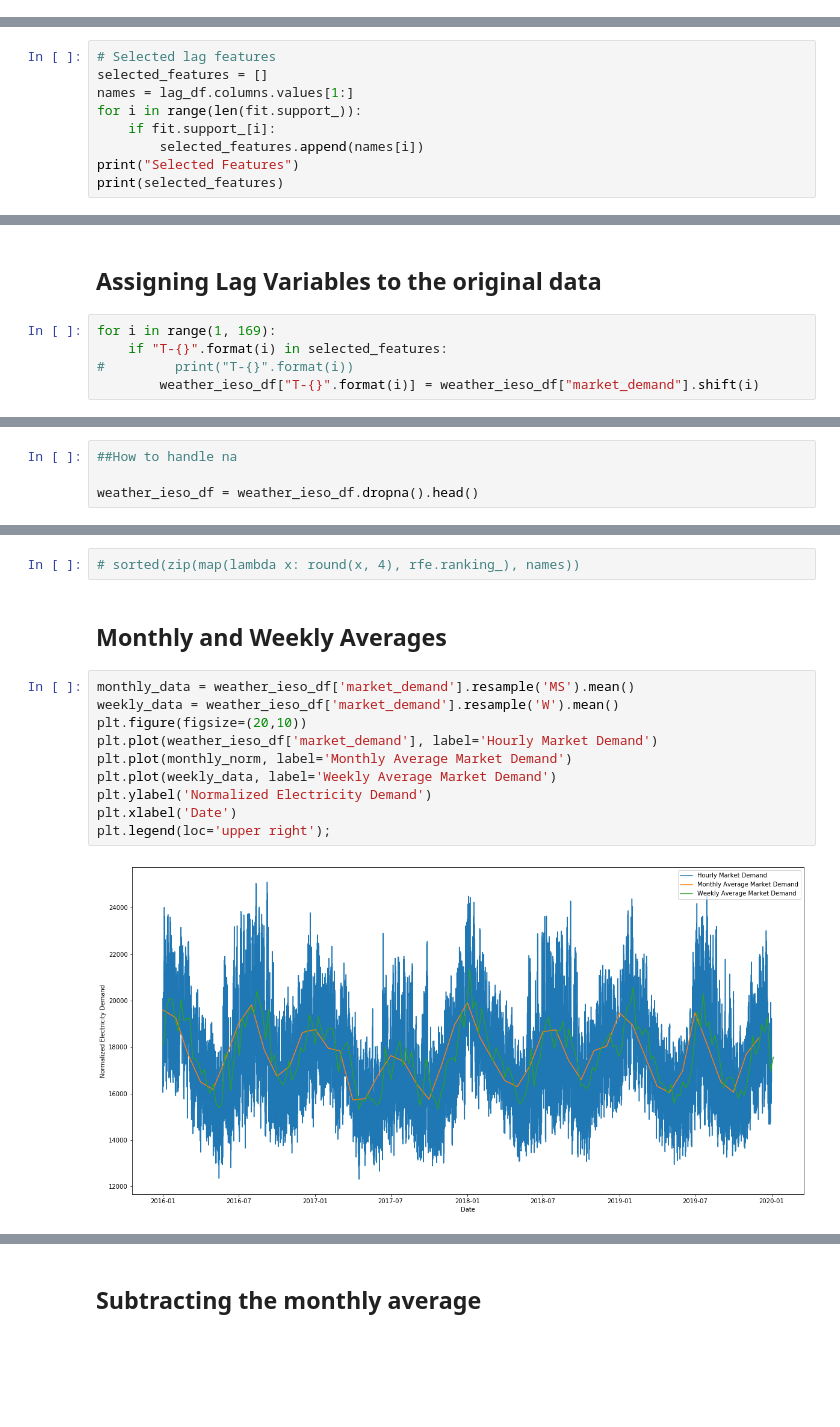
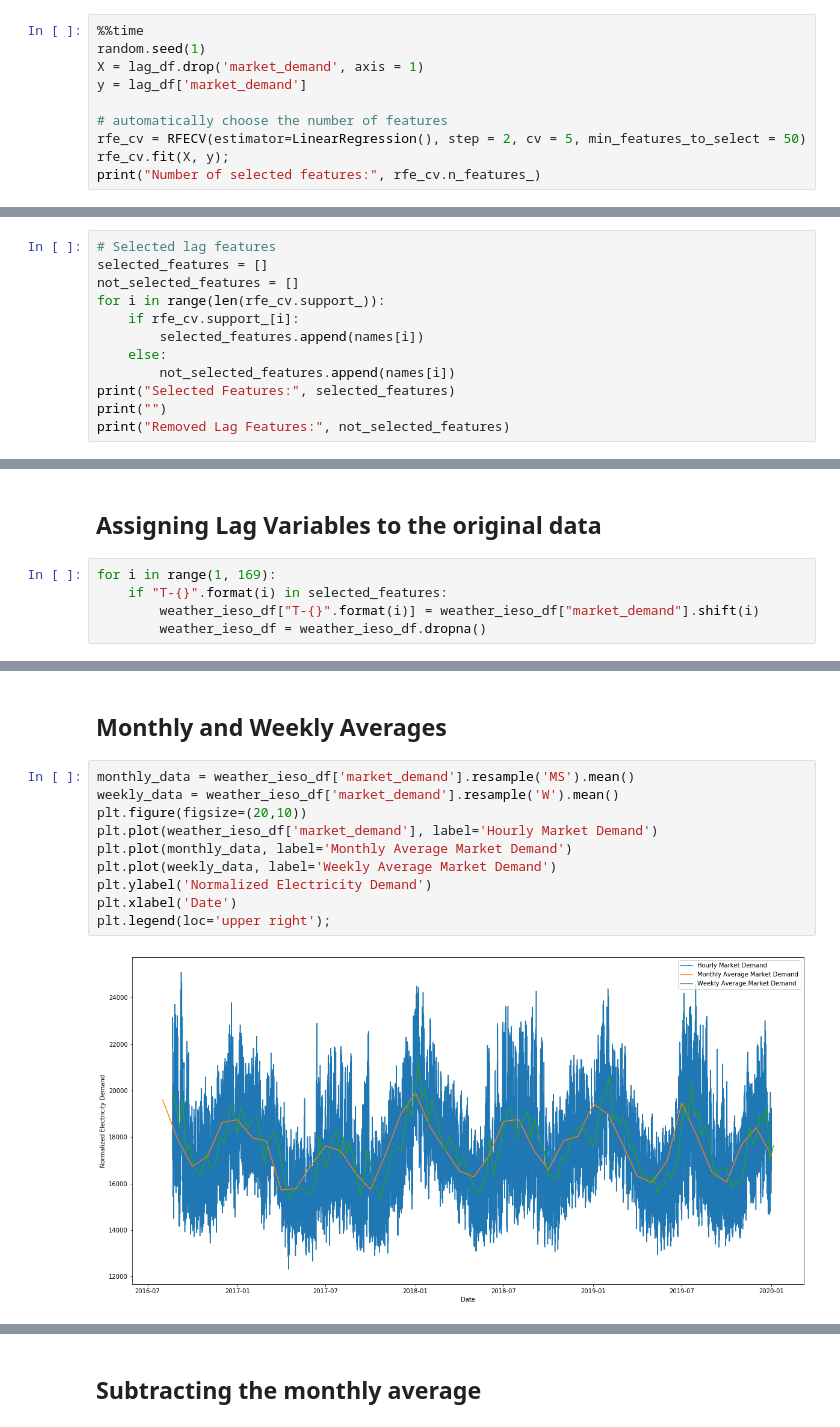
Before and after one commit to camadi/Ontario_Hourly_Electricity_Demand_Forecast, a Jupyter notebook: src/market_demand_prediction.ipynb, the cells around one changed output, grey strips where cells are left out. Drawn from its saved outputs; the diff is of its cells as text; blank space fills up the shorter version.

```diff
--- a/src/market_demand_prediction.ipynb
+++ b/src/market_demand_prediction.ipynb
@@ -505,0 +519,10 @@ Wall time: 49min 4s
+# %%
+%%time
+random.seed(1)
+X = lag_df.drop('market_demand', axis = 1)
+y = lag_df['market_demand']
+
+# automatically choose the number of features
+rfe_cv = RFECV(estimator=LinearRegression(), step = 2, cv = 5, min_features_to_select = 50)
+rfe_cv.fit(X, y);
+print("Number of selected features:", rfe_cv.n_features_)
@@ -522,10 +554,13 @@ ranking_df.head(10)
 # %%
 # Selected lag features
 selected_features = []
-names = lag_df.columns.values[1:]
-for i in range(len(fit.support_)):
-    if fit.support_[i]:
+not_selected_features = []
+for i in range(len(rfe_cv.support_)):
+    if rfe_cv.support_[i]:
         selected_features.append(names[i])
-print("Selected Features")
-print(selected_features)
+    else:
+        not_selected_features.append(names[i])
+print("Selected Features:", selected_features)
+print("")
+print("Removed Lag Features:", not_selected_features)
 # %% [output]
@@ -536,5 +572,5 @@ Selected Features
 # %%
 for i in range(1, 169):
     if "T-{}".format(i) in selected_features:
-#         print("T-{}".format(i))
         weather_ieso_df["T-{}".format(i)] = weather_ieso_df["market_demand"].shift(i)
+        weather_ieso_df = weather_ieso_df.dropna()
@@ -558,4 +576,0 @@ weather_ieso_df
-# %%
-##How to handle na
-
-weather_ieso_df = weather_ieso_df.dropna().head()
@@ -636,19 +577,17 @@ to_series().apply(is_dst, timezone="America/Toronto")
-# %%
-# sorted(zip(map(lambda x: round(x, 4), rfe.ranking_), names))
 # %% [markdown]
 ## Monthly and Weekly Averages
 # %%
 monthly_data = weather_ieso_df['market_demand'].resample('MS').mean()
 weekly_data = weather_ieso_df['market_demand'].resample('W').mean()
 plt.figure(figsize=(20,10))
 plt.plot(weather_ieso_df['market_demand'], label='Hourly Market Demand')
-plt.plot(monthly_norm, label='Monthly Average Market Demand')
+plt.plot(monthly_data, label='Monthly Average Market Demand')
 plt.plot(weekly_data, label='Weekly Average Market Demand')
 plt.ylabel('Normalized Electricity Demand')
 plt.xlabel('Date')
 plt.legend(loc='upper right');
 # %% [output]
-[figure, old version]
+[figure, new version]
 # %%
 plt.figure(figsize=(15, 10))
 plt.plot(weather_ieso_df.index.dayofyear, weather_ieso_df['Temp (°C)_1'])
```
Also changed, not shown: parts of 45 cells of this notebook.
